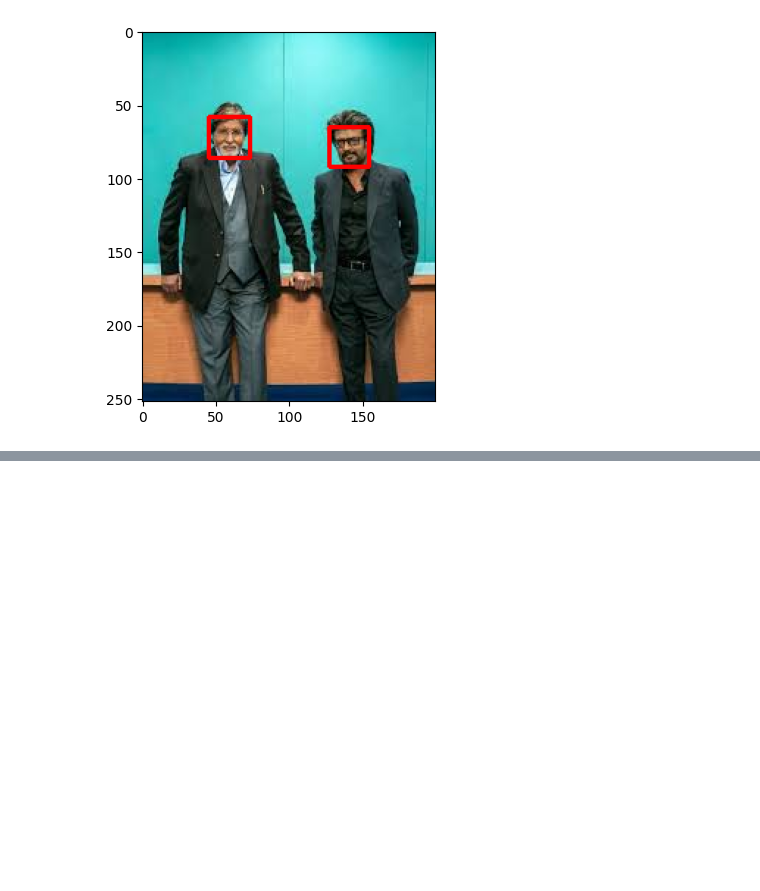
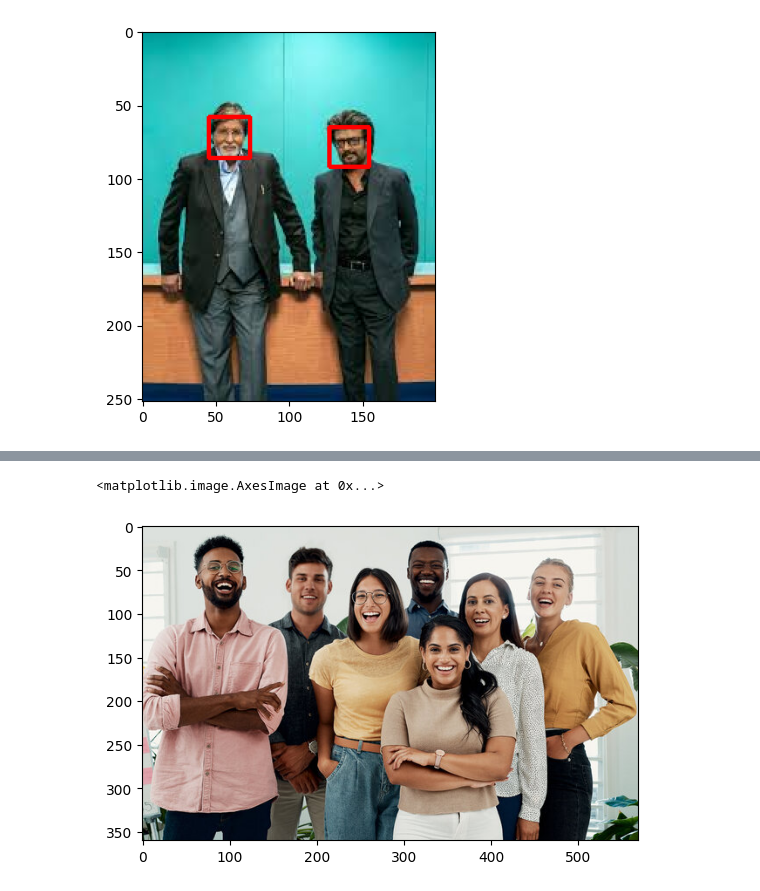
Before and after one commit to AshlinShaji/DL, a Jupyter notebook: face_detection/face_detection.ipynb, the cells around one changed output, grey strips where cells are left out. Cells and saved outputs as stored; diff of their text form; code cells hidden in the pictures; blank space fills up the shorter version.

```diff
--- a/face_detection/face_detection.ipynb
+++ b/face_detection/face_detection.ipynb
@@ -55,0 +82,6 @@ plt.imshow(conv_img)
+# %%
+conv_img1=cv2.cvtColor(img1,cv2.COLOR_BGR2RGB)
+plt.imshow(conv_img1)
+# %% [output]
+<matplotlib.image.AxesImage at 0x...>
+[figure, added]
```
Also changed, not shown: parts of 6 cells of this notebook, 1 other file.
